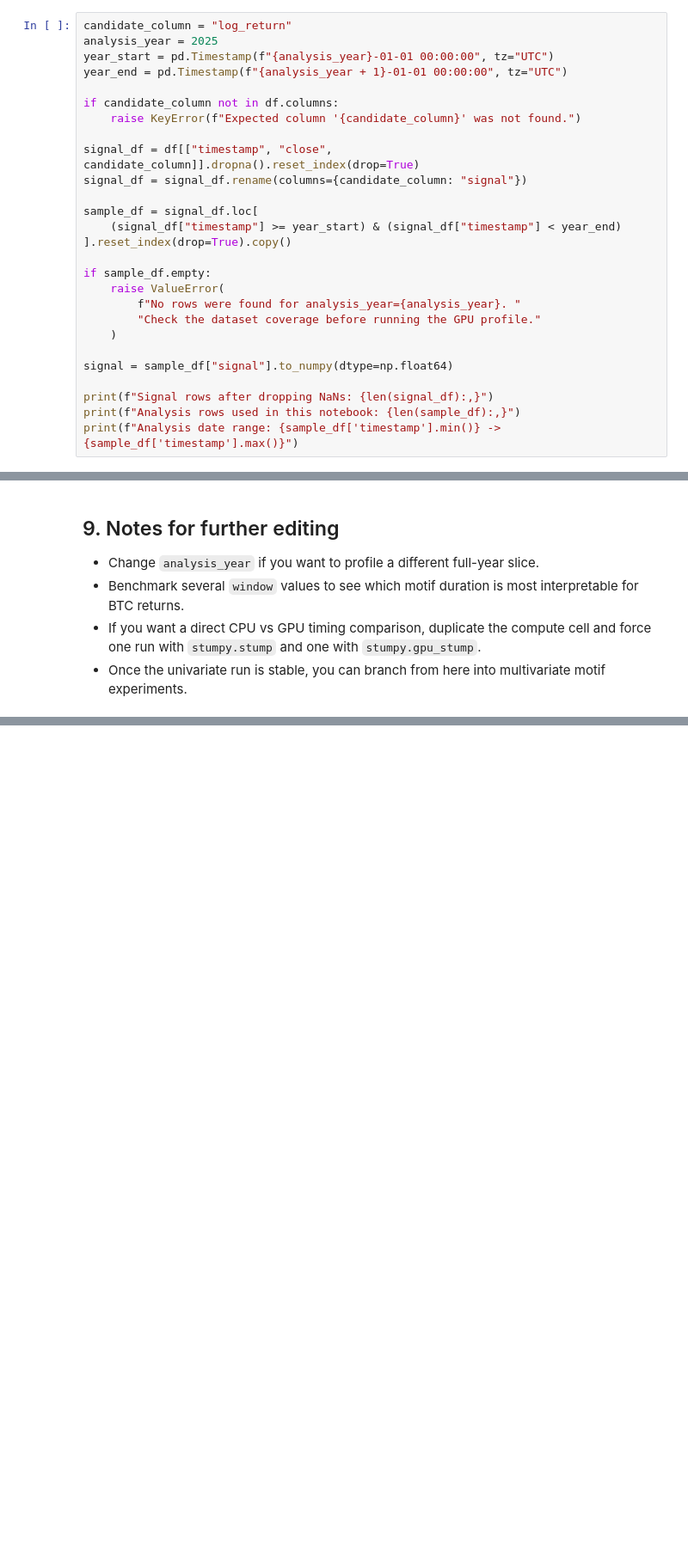
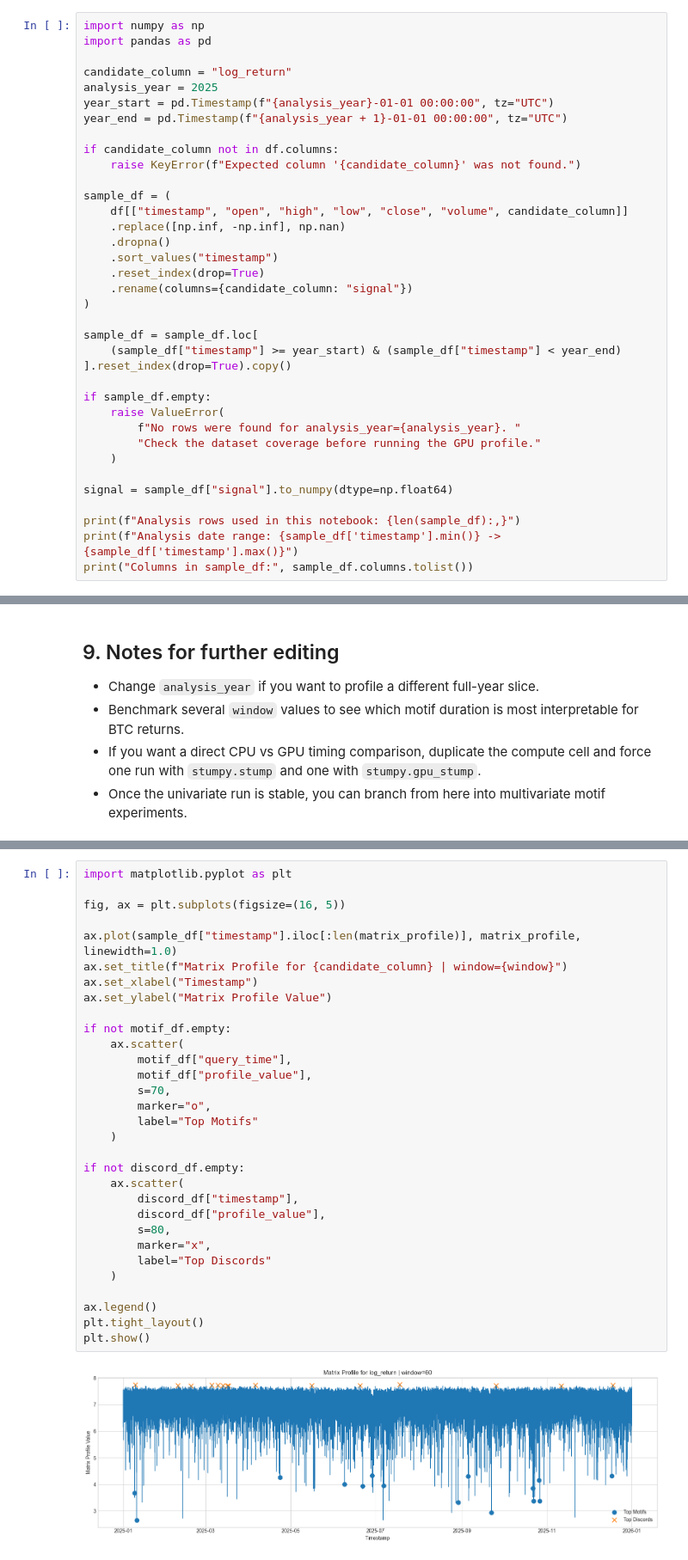
Before and after one commit to theakshaybande/crypto-time-series-motifs, a Jupyter notebook: notebooks/method_testing/02_gpu_stomp_with_stumpy.ipynb, the cells around one changed output, grey strips where cells are left out. Shown at 86% size. Drawn from its saved outputs; the diff is of its cells as text; blank space fills up the shorter version.

Commit message:
candlesticks +_ motifs

```diff
--- a/notebooks/method_testing/02_gpu_stomp_with_stumpy.ipynb
+++ b/notebooks/method_testing/02_gpu_stomp_with_stumpy.ipynb
@@ -131,6 +131,9 @@ Date range: 2017-08-17 04:00:00+00:00 -> 2026-03-15 23:59:00+00:00
 
 This notebook is configured to run on a full calendar year so the GPU path is used for a genuinely large experiment rather than a short debug sample.
 # %%
+import numpy as np
+import pandas as pd
+
 candidate_column = "log_return"
 analysis_year = 2025
 year_start = pd.Timestamp(f"{analysis_year}-01-01 00:00:00", tz="UTC")
@@ -139,11 +142,17 @@ year_end = pd.Timestamp(f"{analysis_year + 1}-01-01 00:00:00", tz="UTC")
 if candidate_column not in df.columns:
     raise KeyError(f"Expected column '{candidate_column}' was not found.")
 
-signal_df = df[["timestamp", "close", candidate_column]].dropna().reset_index(drop=True)
-signal_df = signal_df.rename(columns={candidate_column: "signal"})
+sample_df = (
+    df[["timestamp", "open", "high", "low", "close", "volume", candidate_column]]
+    .replace([np.inf, -np.inf], np.nan)
+    .dropna()
+    .sort_values("timestamp")
+    .reset_index(drop=True)
+    .rename(columns={candidate_column: "signal"})
+)
 
-sample_df = signal_df.loc[
-    (signal_df["timestamp"] >= year_start) & (signal_df["timestamp"] < year_end)
+sample_df = sample_df.loc[
+    (sample_df["timestamp"] >= year_start) & (sample_df["timestamp"] < year_end)
 ].reset_index(drop=True).copy()
 
 if sample_df.empty:
@@ -154,7 +163,7 @@ if sample_df.empty:
 
 signal = sample_df["signal"].to_numpy(dtype=np.float64)
 
-print(f"Signal rows after dropping NaNs: {len(signal_df):,}")
 print(f"Analysis rows used in this notebook: {len(sample_df):,}")
 print(f"Analysis date range: {sample_df['timestamp'].min()} -> {sample_df['timestamp'].max()}")
+print("Columns in sample_df:", sample_df.columns.tolist())
 # %% [output]
@@ -393,0 +613,33 @@ else:
+# %%
+import matplotlib.pyplot as plt
+
+fig, ax = plt.subplots(figsize=(16, 5))
+
+ax.plot(sample_df["timestamp"].iloc[:len(matrix_profile)], matrix_profile, linewidth=1.0)
+ax.set_title(f"Matrix Profile for {candidate_column} | window={window}")
+ax.set_xlabel("Timestamp")
+ax.set_ylabel("Matrix Profile Value")
+
+if not motif_df.empty:
+    ax.scatter(
+        motif_df["query_time"],
+        motif_df["profile_value"],
+        s=70,
+        marker="o",
+        label="Top Motifs"
+    )
+
+if not discord_df.empty:
+    ax.scatter(
+        discord_df["timestamp"],
+        discord_df["profile_value"],
+        s=80,
+        marker="x",
+        label="Top Discords"
+    )
+
+ax.legend()
+plt.tight_layout()
+plt.show()
+# %% [output]
+[figure, added]
```
Also changed, not shown: parts of 17 cells of this notebook.
